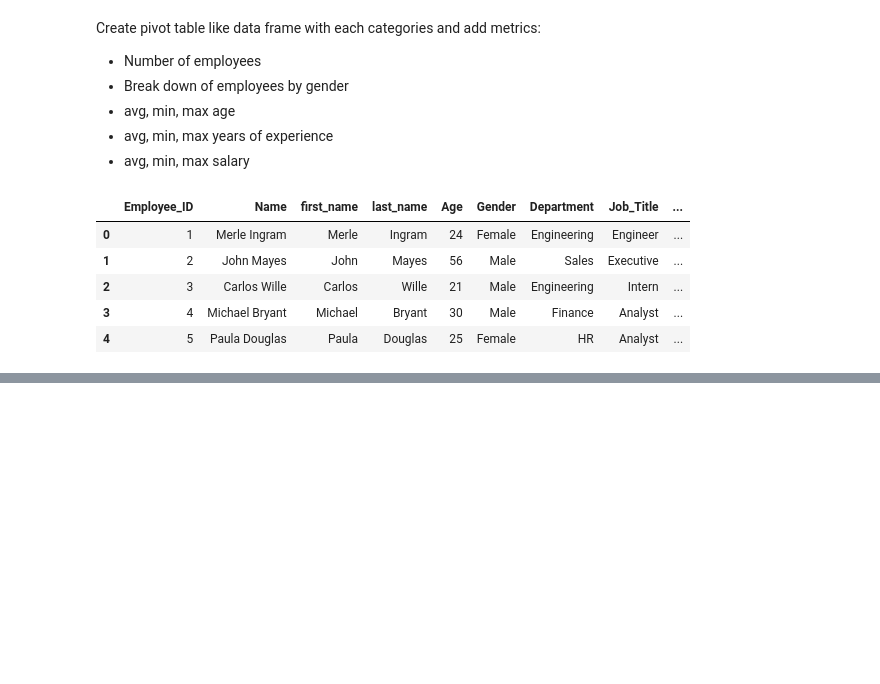
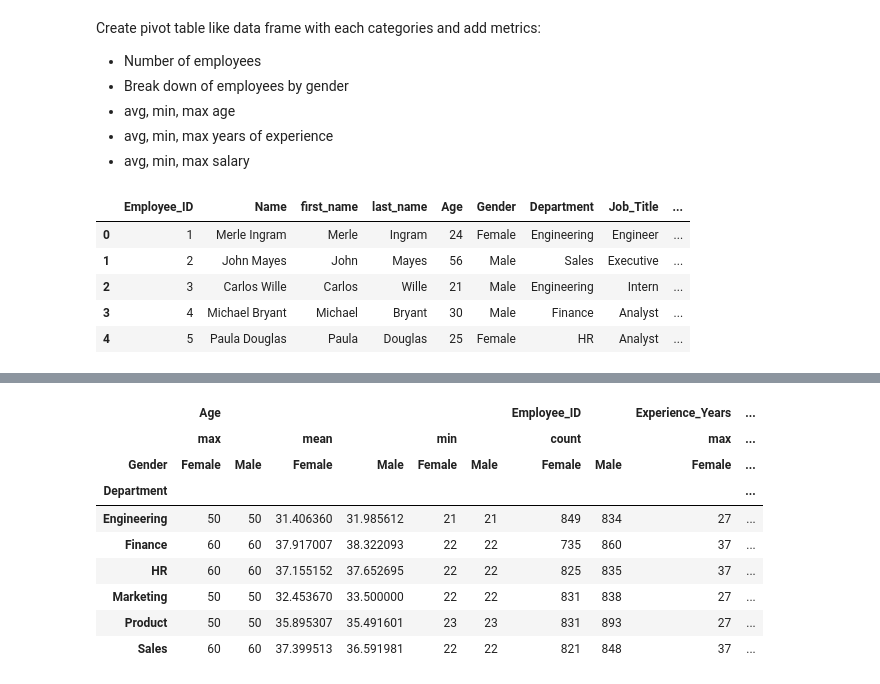
Before and after one commit to Skeo220/Kaggle, a Jupyter notebook: employee-data-numpy-pandas.ipynb, the cells around one changed output, grey strips where cells are left out. Drawn from its saved outputs; the diff is of its cells as text; code cells hidden in the pictures; blank space fills up the shorter version.

Commit message:
Kaggle Notebook | Employee data (numpy & pandas) | Version 5

```diff
--- a/employee-data-numpy-pandas.ipynb
+++ b/employee-data-numpy-pandas.ipynb
@@ -392,0 +375,27 @@ To get the upper bound, you have to take the lower bound, increment it by an int
+# %%
+def create_pivot(index, columns):
+    pivoted_table = df.pivot_table(
+    index = [index],
+    values = ['Employee_ID', 'Age','Experience_Years','Salary'],
+    columns = [columns],
+    aggfunc = {
+        'Employee_ID':"count",
+        'Age':["min","mean","max"],
+        'Experience_Years':["min","mean","max"],
+        'Salary':["min", "mean", "max"]
+        }
+    )
+    return pivoted_table
+# %%
+create_pivot(index=df['Department'], columns=df['Gender'])
+# %% [output]
+|  | Age |  |  |  |  |  | Employee_ID |  | Experience_Years | ... |
+|  | max |  | mean |  | min |  | count |  | max | ... |
+| Gender | Female | Male | Female | Male | Female | Male | Female | Male | Female | ... |
+| Department |  |  |  |  |  |  |  |  |  | ... |
+| Engineering | 50 | 50 | 31.406360 | 31.985612 | 21 | 21 | 849 | 834 | 27 | ... |
+| Finance | 60 | 60 | 37.917007 | 38.322093 | 22 | 22 | 735 | 860 | 37 | ... |
+| HR | 60 | 60 | 37.155152 | 37.652695 | 22 | 22 | 825 | 835 | 37 | ... |
+| Marketing | 50 | 50 | 32.453670 | 33.500000 | 22 | 22 | 831 | 838 | 27 | ... |
+| Product | 50 | 50 | 35.895307 | 35.491601 | 23 | 23 | 831 | 893 | 27 | ... |
+| Sales | 60 | 60 | 37.399513 | 36.591981 | 22 | 22 | 821 | 848 | 37 | ... |
```
Also changed, not shown: parts of 12 cells of this notebook.
